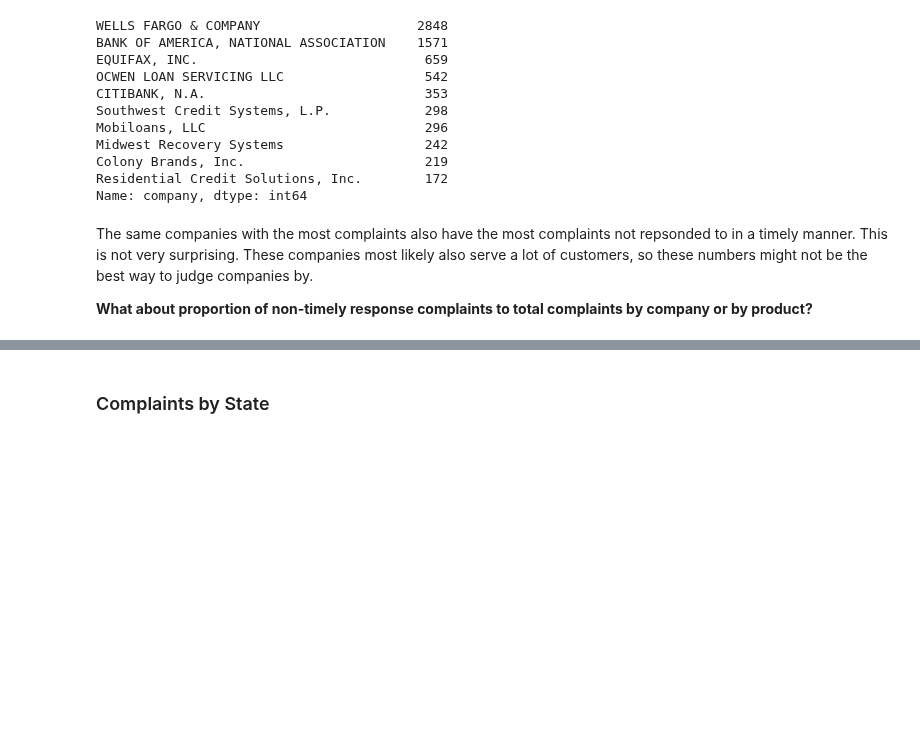
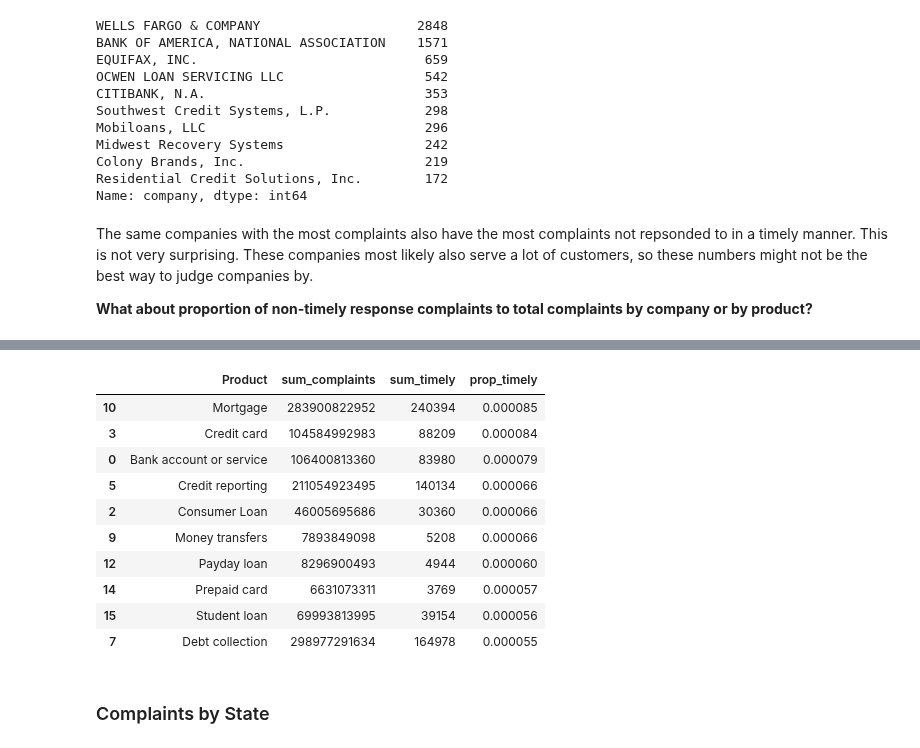
Before and after one commit to Halvinn/cfpb_complaints, a Jupyter notebook: cfpb_complaints.ipynb, the cells around one changed output, grey strips where cells are left out. Cells and saved outputs as stored; diff of their text form; code cells hidden in the pictures; blank space fills up the shorter version.

Commit message:
Timely response proportion by product.

```diff
--- a/cfpb_complaints.ipynb
+++ b/cfpb_complaints.ipynb
@@ -386,0 +389,15 @@ late.company.value_counts() / late.complaunt
+# %%
+df_copy = complaints_df.copy()
+
+""" Create a dummy variable column with 1 if timely_response? = 1 and 0 otherwise. This columns will allow easier
+aggregation.
+"""
+df_copy['timely'] = df_copy['timely_response?'].map(lambda x: 1 if x =='Yes' else 0)
+
+df_copy[['timely_response?', 'timely']].sample(10)
+
+df_grouped = df_copy.groupby('Product').agg({'complaint_ID': {'Sum_comp':'sum'}, 'timely': {'Sum_timely':'sum'}}).\
+reset_index()
+# %%
+df_grouped.columns = df_grouped.columns.droplevel()
+df_grouped.columns = ['Product', 'sum_complaints', 'sum_timely']
@@ -387,3 +413,18 @@ late.company.value_counts() / late.complaunt
+# %%
+df_grouped['prop_timely'] = df_grouped['sum_timely'] / df_grouped['sum_complaints'] * 100
+df_grouped.sort_values('prop_timely', ascending=False).head(10)
+# %% [output]
+|  | Product | sum_complaints | sum_timely | prop_timely |
+| 10 | Mortgage | 283900822952 | 240394 | 0.000085 |
+| 3 | Credit card | 104584992983 | 88209 | 0.000084 |
+| 0 | Bank account or service | 106400813360 | 83980 | 0.000079 |
+| 5 | Credit reporting | 211054923495 | 140134 | 0.000066 |
+| 2 | Consumer Loan | 46005695686 | 30360 | 0.000066 |
+| 9 | Money transfers | 7893849098 | 5208 | 0.000066 |
+| 12 | Payday loan | 8296900493 | 4944 | 0.000060 |
+| 14 | Prepaid card | 6631073311 | 3769 | 0.000057 |
+| 15 | Student loan | 69993813995 | 39154 | 0.000056 |
+| 7 | Debt collection | 298977291634 | 164978 | 0.000055 |
 # %% [markdown]
 ### Complaints by State
 # %% [markdown]
```
Also changed, not shown: parts of 3 cells of this notebook.
